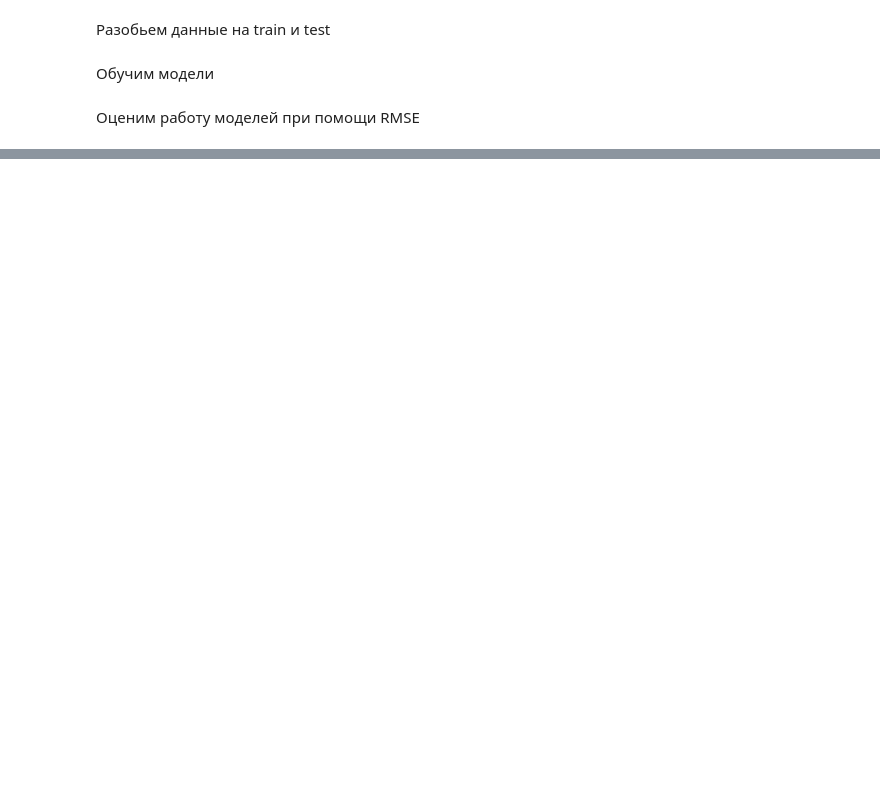
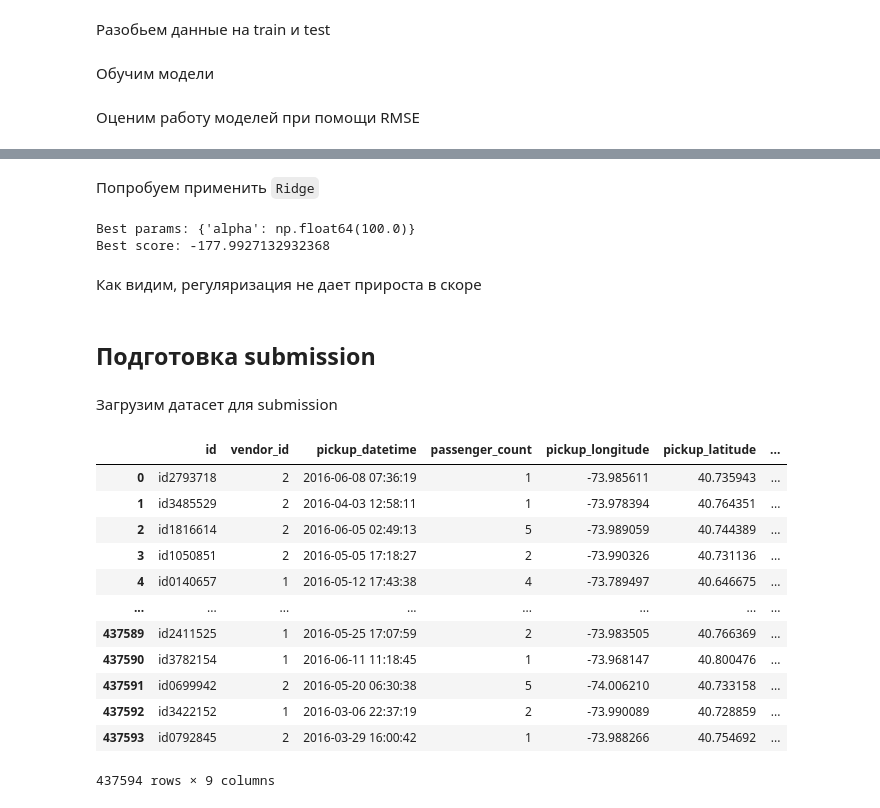
Before and after one commit to Demo13B/ML, a Jupyter notebook: LW2/Lab2.alt.ipynb, the cells around one changed output, grey strips where cells are left out. Drawn from its saved outputs; the diff is of its cells as text; code cells hidden in the pictures; blank space fills up the shorter version.

Commit message:
RMSE score 176, Kaggle 3065

````diff
--- a/LW2/Lab2.lean.ipynb
+++ b/LW2/Lab2.alt.ipynb
@@ -455,0 +431,44 @@ MAE score: 140.9767719093715
+# %% [markdown]
+Попробуем применить ```Ridge```
+# %%
+from sklearn.linear_model import Ridge
+
+ridge = Ridge()
+alphas = np.linspace(0.01, 10, 1000)
+param_grid = {'alpha': alphas}
+
+grid_search = GridSearchCV(estimator=ridge,
+                           param_grid=param_grid,
+                           cv=5,
+                           scoring='neg_root_mean_squared_error',
+                           n_jobs=-1)
+grid_search.fit(X2_train, y2_train)
+
+print('Best params:', grid_search.best_params_)
+print('Best score:', grid_search.best_score_)
+# %% [output]
+Best params: {'alpha': np.float64(100.0)}
+Best score: -177.9927132932368
+# %% [markdown]
+Как видим, регуляризация не дает прироста в скоре
+# %% [markdown]
+## Подготовка submission
+# %% [markdown]
+Загрузим датасет для submission
+# %%
+sub_df = pd.read_csv(VALIDATION_FILE_PATH)
+sub_df
+# %% [output]
+|  | id | vendor_id | pickup_datetime | passenger_count | pickup_longitude | pickup_latitude | ... |
+| 0 | id2793718 | 2 | 2016-06-08 07:36:19 | 1 | -73.985611 | 40.735943 | ... |
+| 1 | id3485529 | 2 | 2016-04-03 12:58:11 | 1 | -73.978394 | 40.764351 | ... |
+| 2 | id1816614 | 2 | 2016-06-05 02:49:13 | 5 | -73.989059 | 40.744389 | ... |
+| 3 | id1050851 | 2 | 2016-05-05 17:18:27 | 2 | -73.990326 | 40.731136 | ... |
+| 4 | id0140657 | 1 | 2016-05-12 17:43:38 | 4 | -73.789497 | 40.646675 | ... |
+| ... | ... | ... | ... | ... | ... | ... | ... |
+| 437589 | id2411525 | 1 | 2016-05-25 17:07:59 | 2 | -73.983505 | 40.766369 | ... |
+| 437590 | id3782154 | 1 | 2016-06-11 11:18:45 | 1 | -73.968147 | 40.800476 | ... |
+| 437591 | id0699942 | 2 | 2016-05-20 06:30:38 | 5 | -74.006210 | 40.733158 | ... |
+| 437592 | id3422152 | 1 | 2016-03-06 22:37:19 | 2 | -73.990089 | 40.728859 | ... |
+| 437593 | id0792845 | 2 | 2016-03-29 16:00:42 | 1 | -73.988266 | 40.754692 | ... |
+437594 rows × 9 columns
````
Also changed, not shown: parts of 24 cells of this notebook.
